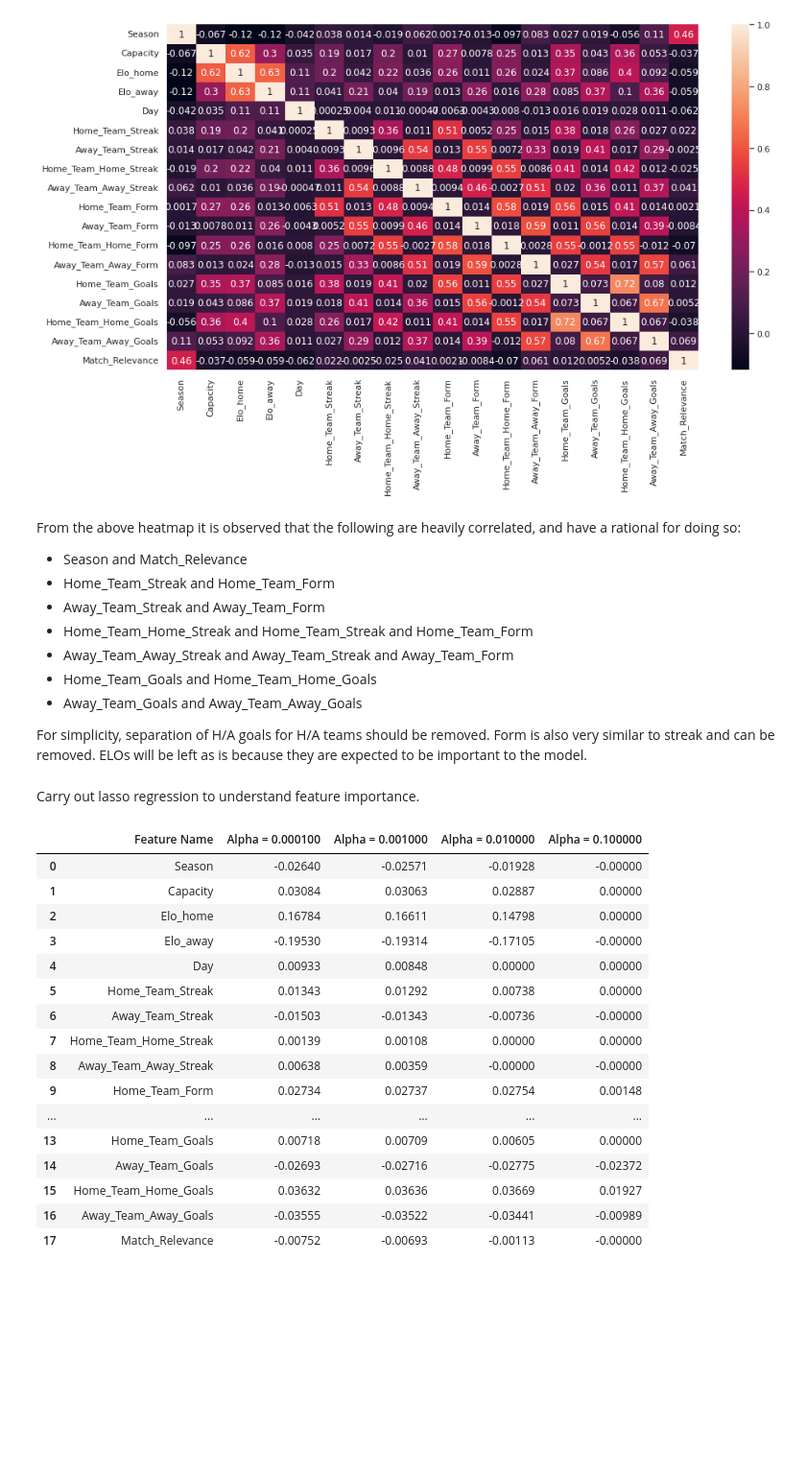
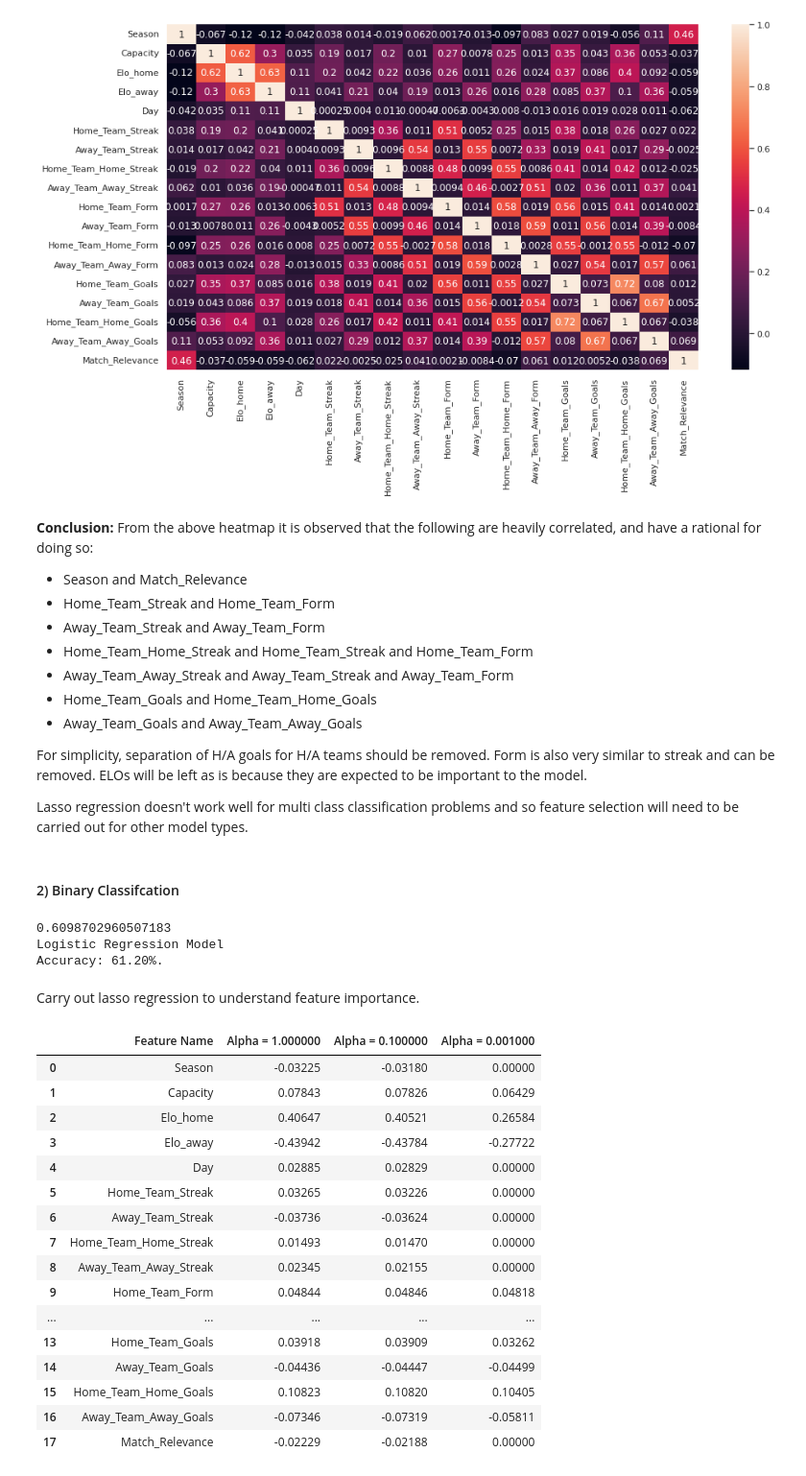
Before and after one commit to jonnysniper13/Football_Match_Outcome_Prediction, a Jupyter notebook: project/v_feature_selection.ipynb, the cells around one changed output. Shown at 96% size. Drawn from its saved outputs; the diff is of its cells as text; code cells hidden in the pictures; blank space fills up the shorter version.

```diff
--- a/project/v_feature_selection.ipynb
+++ b/project/v_feature_selection.ipynb
@@ -12,13 +14,16 @@ import matplotlib.pyplot as plt
 # %% [markdown]
 Load in the data and standardise it.
 # %%
-def load_data():
+def load_data(bin=False):
     project_dir = os.path.dirname(os.path.abspath(''))
     df = pd.read_json(os.path.join(project_dir, 'model_prepped_dataset.json'))
-    X = df.loc[:, df.columns != 'Outcome']
-    y = df['Outcome']
+    X = df.loc[:, ~df.columns.isin(['Outcome', 'Outcome_Bin_H'])]
+    if bin:
+        y = df['Outcome_Bin_H']
+    else:
+        y = df['Outcome']
     return X, y
-X, y = load_data()
+X, y = load_data(bin=False)
 # %%
 def prep_datasets(X, y):
     X_train, X_test, y_train, y_test = train_test_split(X, y, test_size=0.3, random_state=42)
@@ -55,6 +58,7 @@ sns.heatmap(X.corr(), annot=True)
 <AxesSubplot:>
 [figure]
 # %% [markdown]
+**Conclusion:**
 From the above heatmap it is observed that the following are heavily correlated, and have a rational for doing so:
 
 - Season and Match_Relevance
@@ -67,37 +71,49 @@ From the above heatmap it is observed that the following are heavily correlated,
 
 For simplicity, separation of H/A goals for H/A teams should be removed. Form is also very similar to streak and can be removed.
 ELOs will be left as is because they are expected to be important to the model.
+
+Lasso regression doesn't work well for multi class classification problems and so feature selection will need to be carried out for other model types.
+# %% [markdown]
+#### 2) Binary Classifcation
+# %%
+X, y = load_data(bin=True)
+X_train, X_test, y_train, y_test = prep_datasets(X, y)
+log_reg_model(X_train, X_test, y_train, y_test)
+# %% [output]
+0.6098702960507183
+Logistic Regression Model
+Accuracy: 61.20%.
 # %% [markdown]
 Carry out lasso regression to understand feature importance.
 # %%
 def lasso(X, X_train, y_train):
-    alphas = [0.0001, 0.001, 0.01, 0.1]
+    alphas = [1, 0.1, 0.001]
     lasso_df = pd.DataFrame()
     lasso_df['Feature Name'] = list(X)
     for alpha in alphas:
-        lasso = Lasso(alpha=alpha)
+        lasso = LogisticRegression(C=alpha, penalty='l1', solver='liblinear', random_state=42)
         lasso.fit(X_train, y_train)
         column_name = 'Alpha = %f' % alpha
-        lasso_df[column_name] = lasso.coef_
+        lasso_df[column_name] = lasso.coef_[0]
         lasso_df[column_name] = lasso_df[column_name].round(5)
     return lasso_df
 
 lasso(X, X_train, y_train)
 # %% [output]
-|  | Feature Name | Alpha = 0.000100 | Alpha = 0.001000 | Alpha = 0.010000 | Alpha = 0.100000 |
-| 0 | Season | -0.02640 | -0.02571 | -0.01928 | -0.00000 |
-| 1 | Capacity | 0.03084 | 0.03063 | 0.02887 | 0.00000 |
-| 2 | Elo_home | 0.16784 | 0.16611 | 0.14798 | 0.00000 |
-| 3 | Elo_away | -0.19530 | -0.19314 | -0.17105 | -0.00000 |
-| 4 | Day | 0.00933 | 0.00848 | 0.00000 | 0.00000 |
-| 5 | Home_Team_Streak | 0.01343 | 0.01292 | 0.00738 | 0.00000 |
-| 6 | Away_Team_Streak | -0.01503 | -0.01343 | -0.00736 | -0.00000 |
-| 7 | Home_Team_Home_Streak | 0.00139 | 0.00108 | 0.00000 | 0.00000 |
-| 8 | Away_Team_Away_Streak | 0.00638 | 0.00359 | -0.00000 | -0.00000 |
-| 9 | Home_Team_Form | 0.02734 | 0.02737 | 0.02754 | 0.00148 |
-| ... | ... | ... | ... | ... | ... |
-| 13 | Home_Team_Goals | 0.00718 | 0.00709 | 0.00605 | 0.00000 |
-| 14 | Away_Team_Goals | -0.02693 | -0.02716 | -0.02775 | -0.02372 |
-| 15 | Home_Team_Home_Goals | 0.03632 | 0.03636 | 0.03669 | 0.01927 |
-| 16 | Away_Team_Away_Goals | -0.03555 | -0.03522 | -0.03441 | -0.00989 |
-| 17 | Match_Relevance | -0.00752 | -0.00693 | -0.00113 | -0.00000 |
+|  | Feature Name | Alpha = 1.000000 | Alpha = 0.100000 | Alpha = 0.001000 |
+| 0 | Season | -0.03225 | -0.03180 | 0.00000 |
+| 1 | Capacity | 0.07843 | 0.07826 | 0.06429 |
+| 2 | Elo_home | 0.40647 | 0.40521 | 0.26584 |
+| 3 | Elo_away | -0.43942 | -0.43784 | -0.27722 |
+| 4 | Day | 0.02885 | 0.02829 | 0.00000 |
+| 5 | Home_Team_Streak | 0.03265 | 0.03226 | 0.00000 |
+| 6 | Away_Team_Streak | -0.03736 | -0.03624 | 0.00000 |
+| 7 | Home_Team_Home_Streak | 0.01493 | 0.01470 | 0.00000 |
+| 8 | Away_Team_Away_Streak | 0.02345 | 0.02155 | 0.00000 |
+| 9 | Home_Team_Form | 0.04844 | 0.04846 | 0.04818 |
+| ... | ... | ... | ... | ... |
+| 13 | Home_Team_Goals | 0.03918 | 0.03909 | 0.03262 |
+| 14 | Away_Team_Goals | -0.04436 | -0.04447 | -0.04499 |
+| 15 | Home_Team_Home_Goals | 0.10823 | 0.10820 | 0.10405 |
+| 16 | Away_Team_Away_Goals | -0.07346 | -0.07319 | -0.05811 |
+| 17 | Match_Relevance | -0.02229 | -0.02188 | 0.00000 |
```
Also changed, not shown: parts of 9 cells of this notebook, 4 other files.
